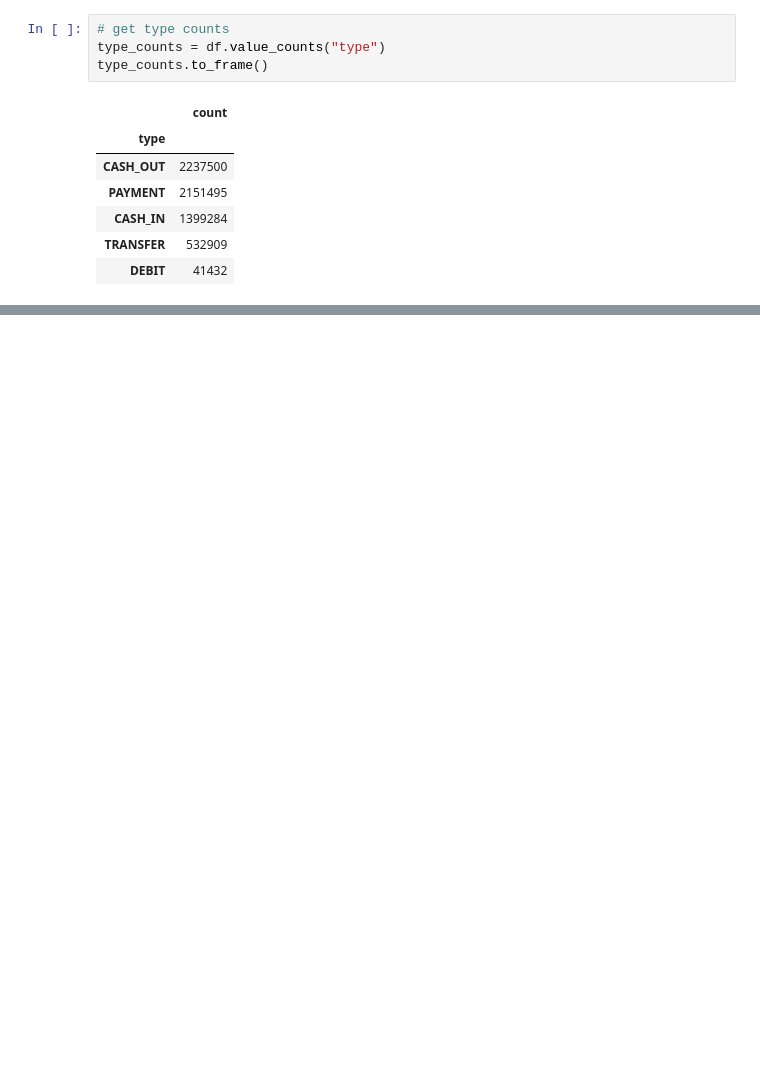
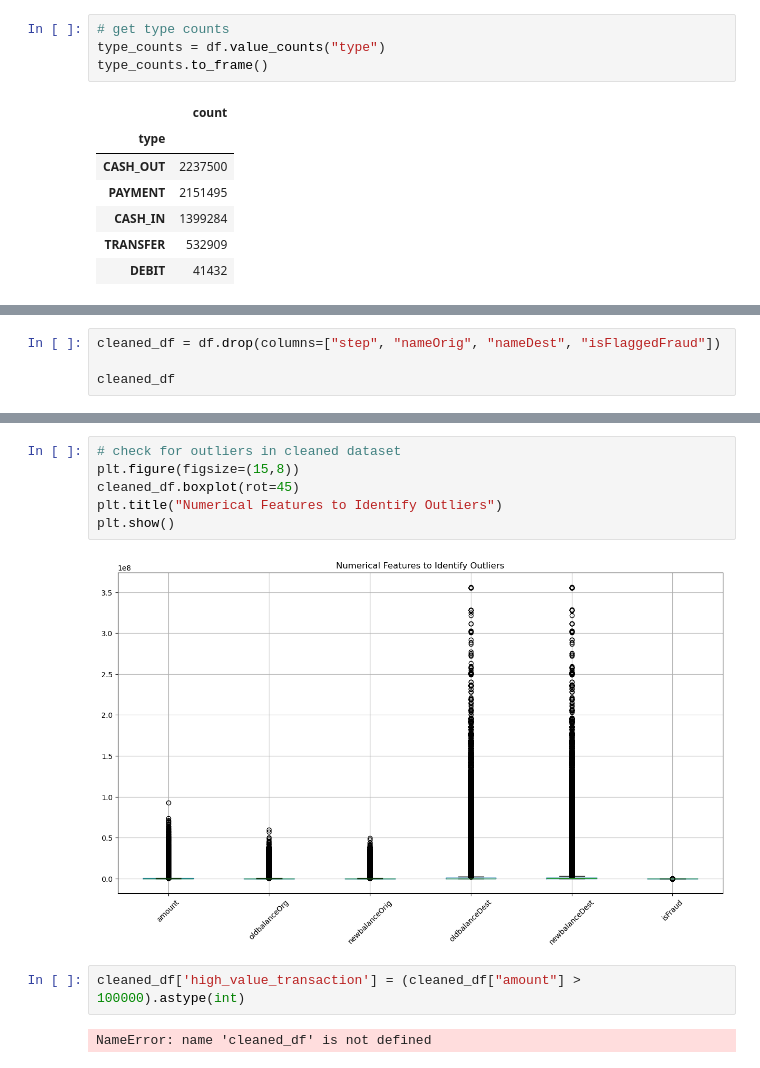
Before and after one commit to Jacqs395/Financial_Fraud, a Jupyter notebook: transform.ipynb, the cells around one changed output, grey strips where cells are left out. Saved outputs shown, nothing was run; the diff lists cells and outputs as text; blank space fills up the shorter version.

```diff
--- a/transform.ipynb
+++ b/transform.ipynb
@@ -112,0 +146,4 @@ type_counts.to_frame()
+# %%
+cleaned_df = df.drop(columns=["step", "nameOrig", "nameDest", "isFlaggedFraud"])
+
+cleaned_df
@@ -112,0 +164,12 @@ type_counts.to_frame()
+# %%
+# check for outliers in cleaned dataset
+plt.figure(figsize=(15,8))
+cleaned_df.boxplot(rot=45)
+plt.title("Numerical Features to Identify Outliers")
+plt.show()
+# %% [output]
+[figure, added]
+# %%
+cleaned_df['high_value_transaction'] = (cleaned_df["amount"] > 100000).astype(int)
+# %% [output]
+NameError: name 'cleaned_df' is not defined
```
Also changed, not shown: parts of 5 cells of this notebook, 3 other files.
